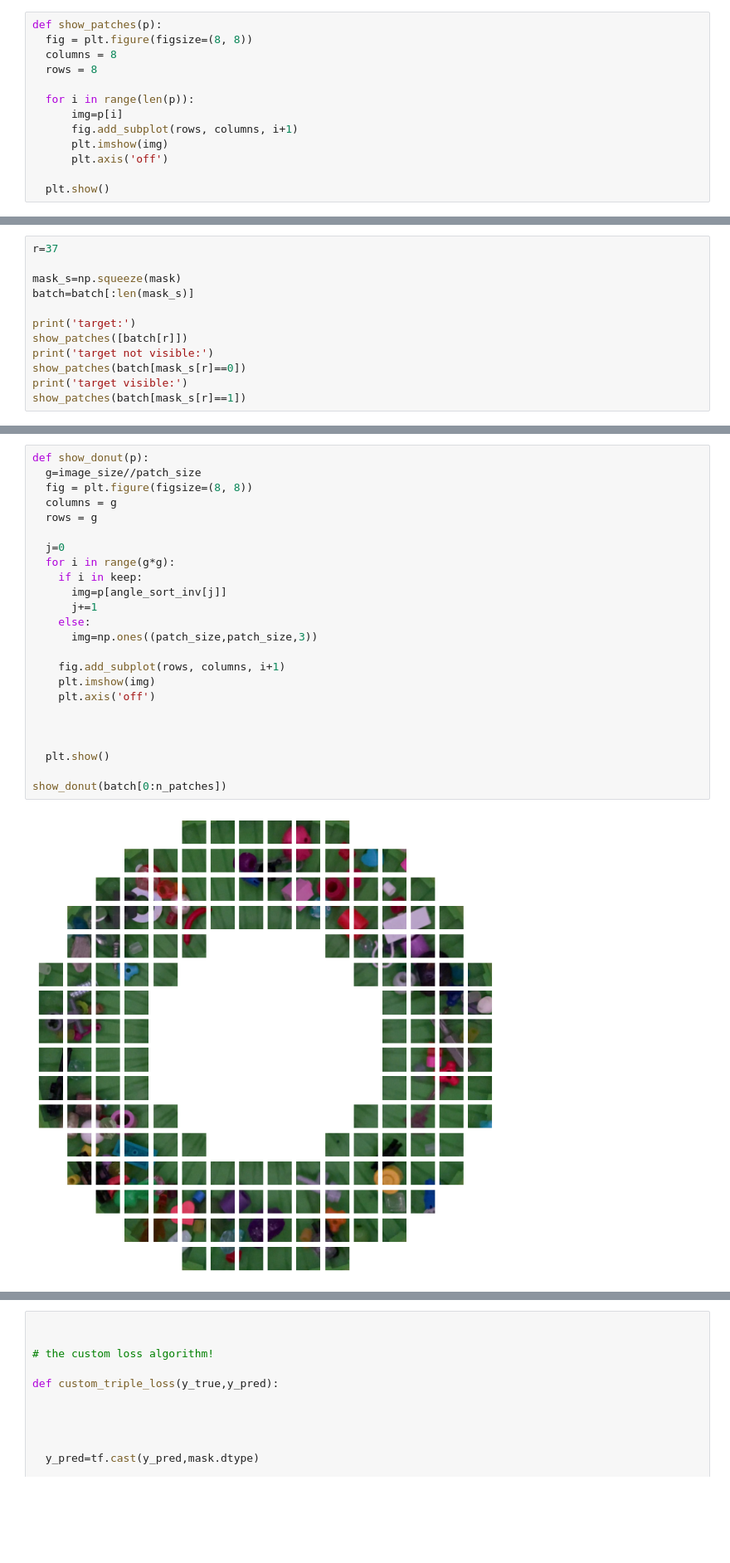
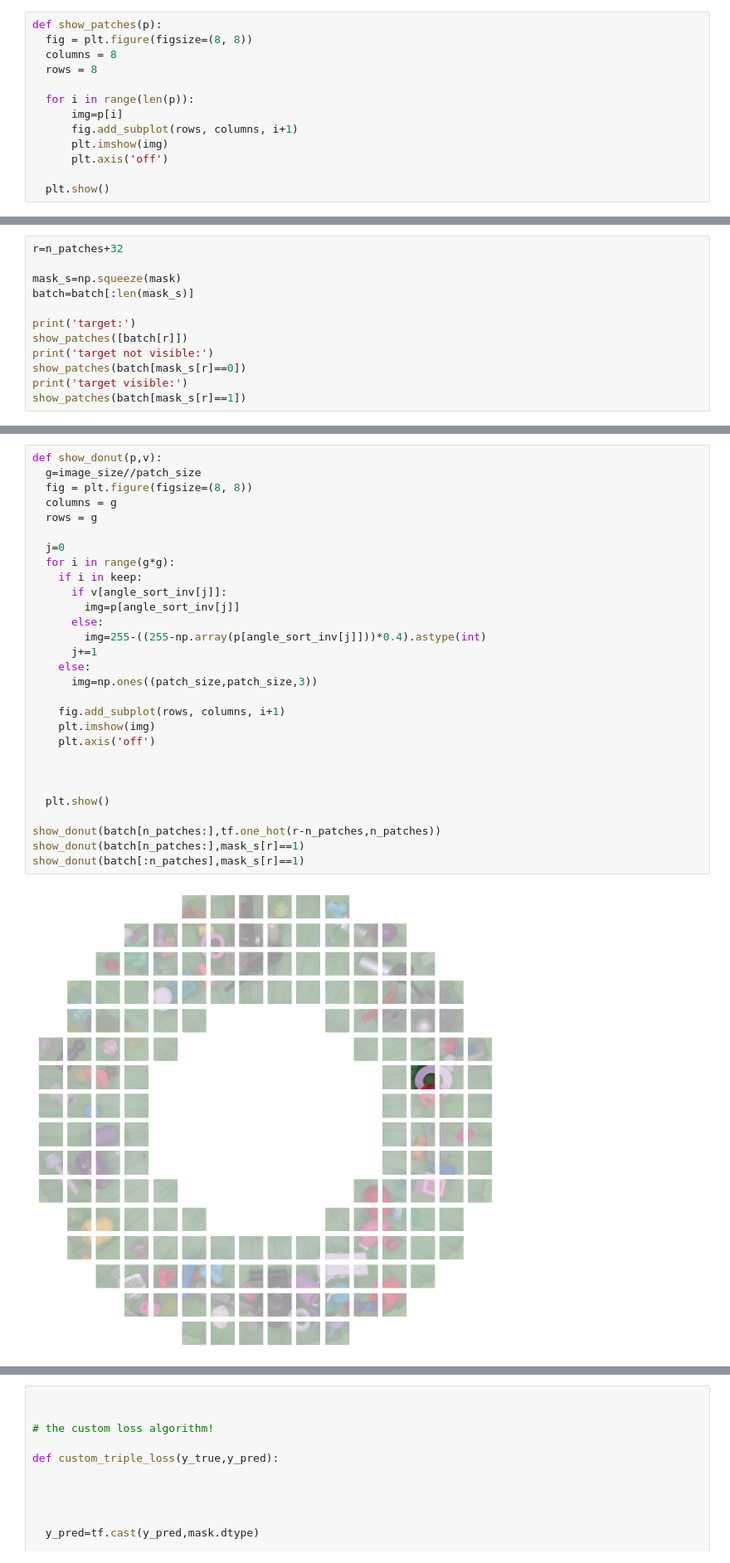
Before and after one commit to circularmachines/batch_indexing_machine, a Jupyter notebook: Train_foundation_model.ipynb, the cells around one changed output, grey strips where cells are left out. Shown at 83% size. Cells and saved outputs as stored; diff of their text form; blank space fills up the shorter version.

```diff
--- a/Train_foundation_model.ipynb
+++ b/Train_foundation_model.ipynb
@@ -279,5 +280,5 @@ show_patches(batch[0:64])
 # %%
-r=37
+r=n_patches+32
 
 mask_s=np.squeeze(mask)
 batch=batch[:len(mask_s)]
@@ -298,26 +299,31 @@ target visible:
 # %%
-def show_donut(p):
+def show_donut(p,v):
   g=image_size//patch_size
   fig = plt.figure(figsize=(8, 8))
   columns = g
   rows = g
 
   j=0
   for i in range(g*g):
     if i in keep:
-      img=p[angle_sort_inv[j]]
+      if v[angle_sort_inv[j]]:
+        img=p[angle_sort_inv[j]]
+      else:
+        img=255-((255-np.array(p[angle_sort_inv[j]]))*0.4).astype(int)
       j+=1
     else:
       img=np.ones((patch_size,patch_size,3))
 
     fig.add_subplot(rows, columns, i+1)
     plt.imshow(img)
     plt.axis('off')
 
 
 
   plt.show()
 
-show_donut(batch[0:n_patches])
+show_donut(batch[n_patches:],tf.one_hot(r-n_patches,n_patches))
+show_donut(batch[n_patches:],mask_s[r]==1)
+show_donut(batch[:n_patches],mask_s[r]==1)
 # %% [output]
-[figure, old version]
+[figure, new version]
```
Also changed, not shown: parts of 3 cells of this notebook.
